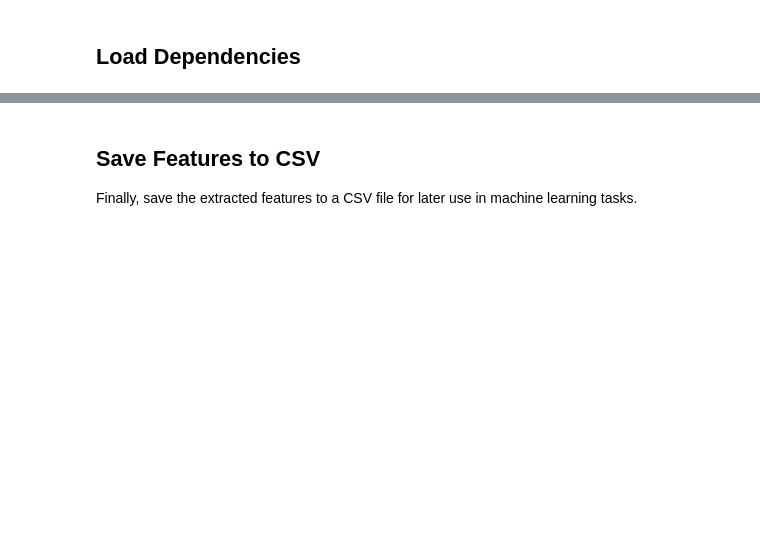
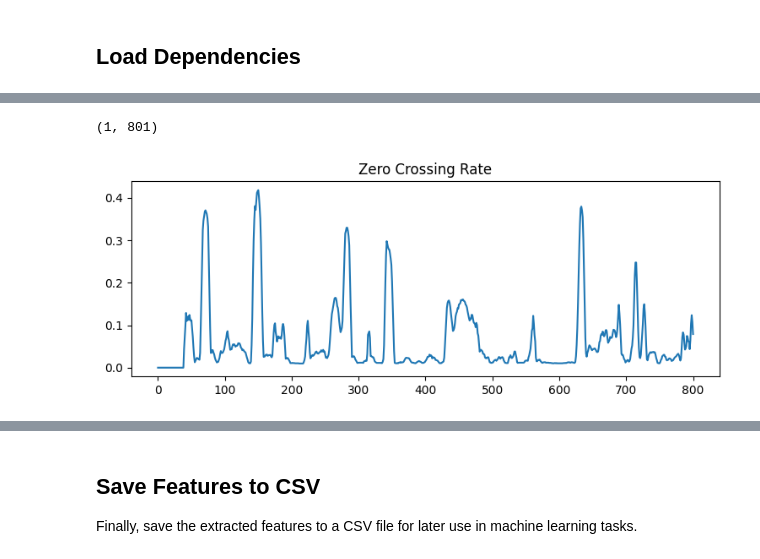
Before and after one commit to shelyuu/speaker-recognition, a Jupyter notebook: OPR000_Feature_Extraction_Explained.ipynb, the cells around one changed output, grey strips where cells are left out. Drawn from its saved outputs; the diff is of its cells as text; code cells hidden in the pictures; blank space fills up the shorter version.

```diff
--- a/OPR000_Feature_Extraction_Explained.ipynb
+++ b/OPR000_Feature_Extraction_Explained.ipynb
@@ -165,0 +90,10 @@ KeyError: 'duration'
+# %%
+zcr = librosa.feature.zero_crossing_rate(x)
+print(zcr.shape)
+plt.figure(figsize=(9, 3))
+plt.plot(zcr[0])
+plt.title('Zero Crossing Rate')
+plt.show()
+# %% [output]
+(1, 801)
+[figure, added]
```
Also changed, not shown: parts of 48 cells of this notebook, 16 other files.
